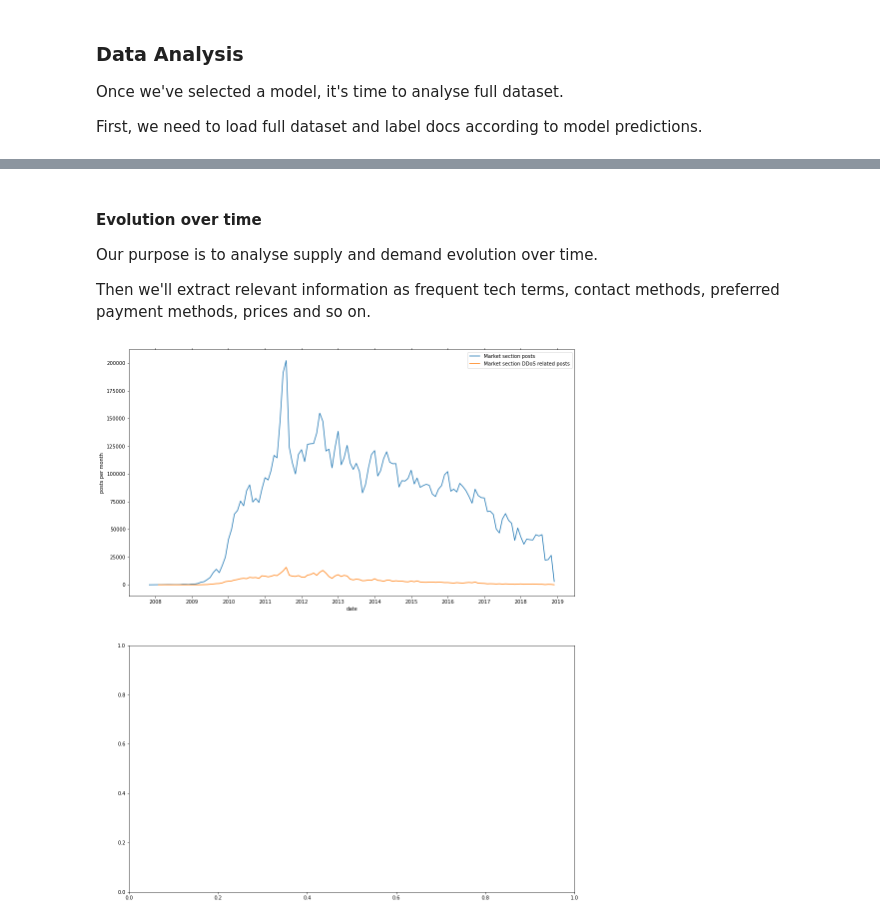
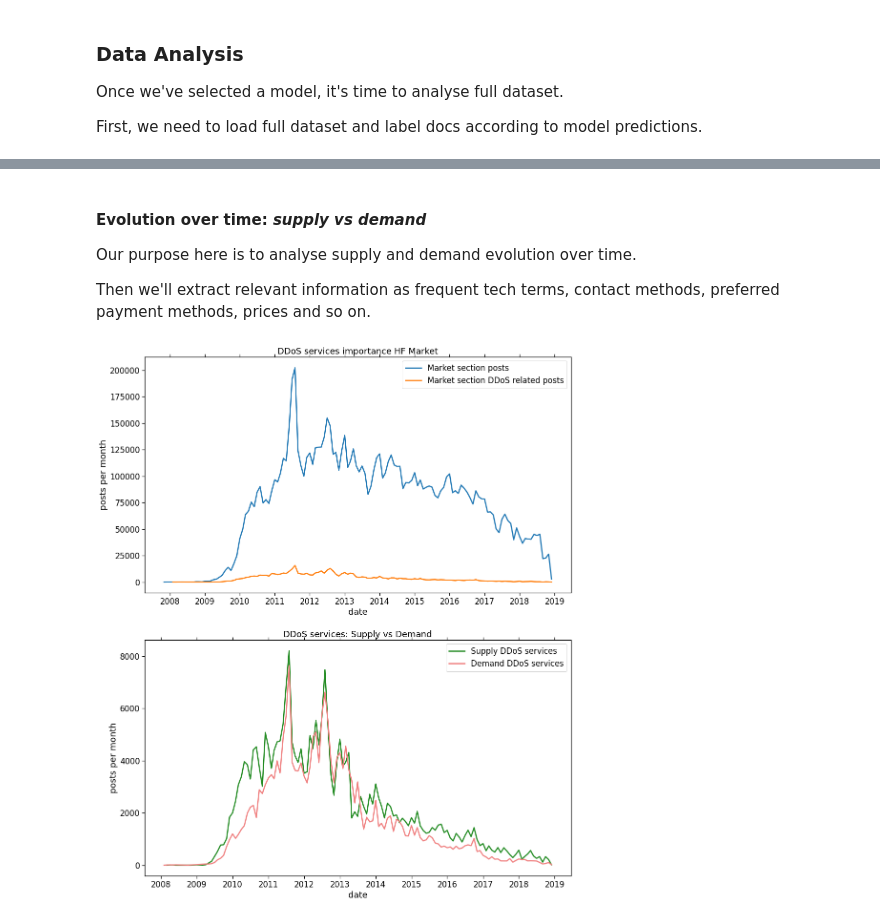
Before and after one commit to serfer2/tfm, a Jupyter notebook: notebook.ipynb, the cells around one changed output, grey strips where cells are left out. Cells and saved outputs as stored; diff of their text form; code cells hidden in the pictures.

```diff
--- a/notebook.ipynb
+++ b/notebook.ipynb
@@ -385,9 +388,9 @@ labeled_full_df.head()
 | 3 | 0 | 14432 | 77296 | trojans botnet source keyloggers ... | 2008-04-15 07:57:00+00:00 | ['botnet'] | 1 | supply |
 | 4 | 0 | 15291 | 85997 | professional bulletproof hosting ... | 2008-04-24 12:11:00+00:00 | ['botnet'] | 1 | supply |
 # %% [markdown]
-#### Evolution over time
+#### Evolution over time: *supply vs demand*
 
-Our purpose is to analyse supply and demand evolution over time.
+Our purpose here is to analyse supply and demand evolution over time.
 
 Then we'll extract relevant information as frequent tech terms, contact methods, preferred payment methods, prices and so on.
 # %%
@@ -397,17 +400,4 @@ market_posts_count_df['date'] = [date(row.year, row.month, 1) for _, row in mark
 
 # DDoS related threads posts count over time
 ddos_related_posts_count_df = pd.read_csv('datasets/ddos_posts_count_dataset.csv')
-ddos_related_posts_count_df['date'] = [date(row.year, row.month, 1) for _, row in ddos_related_posts_count_df.iterrows()]
-
-fig, [ax1, ax2] = plt.subplots(2, 1, figsize=(16, 20))
-
-sn.lineplot(data=market_posts_count_df, x='date', y='posts', ax=ax1, label='Market section posts')
-sn.lineplot(data=ddos_related_posts_count_df, x='date', y='posts', ax=ax1, label='Market section DDoS related posts')
-ax1.xaxis.set_tick_params(reset=True)
-ax1.xaxis.set_major_locator(mdates.YearLocator(1))
-ax1.xaxis.set_major_formatter(mdates.DateFormatter('%Y'))
-ax1.set(ylabel='posts per month')
-
-plt.show()
+ddos_related_posts_count_df['date'] = [date(int(row.year), int(row.month), 1) for _, row in ddos_related_posts_count_df.iterrows()]
-# %% [output]
-[figure, removed]
@@ -413,0 +444,23 @@ plt.show()
+# %%
+fig, [ax1, ax2] = plt.subplots(2, 1, figsize=(16, 20))
+
+sn.lineplot(data=market_posts_count_df, x='date', y='posts', ax=ax1, label='Market section posts')
+sn.lineplot(data=ddos_related_posts_count_df, x='date', y='posts', ax=ax1, label='Market section DDoS related posts')
+ax1.set_title('DDoS services importance HF Market')
+ax1.xaxis.set_tick_params(reset=True)
+ax1.xaxis.set_major_locator(mdates.YearLocator(1))
+ax1.xaxis.set_major_formatter(mdates.DateFormatter('%Y'))
+ax1.set(ylabel='posts per month')
+
+sn.color_palette("Set2")
+sn.lineplot(data=supply_thread_posts_count_df, x='date', y='posts', ax=ax2, label='Supply DDoS services', color='forestgreen')
+sn.lineplot(data=demand_thread_posts_count_df, x='date', y='posts', ax=ax2, label='Demand DDoS services', color='lightcoral')
+ax2.set_title('DDoS services: Supply vs Demand')
+ax2.xaxis.set_tick_params(reset=True)
+ax2.xaxis.set_major_locator(mdates.YearLocator(1))
+ax2.xaxis.set_major_formatter(mdates.DateFormatter('%Y'))
+ax2.set(ylabel='posts per month')
+
+plt.show()
+# %% [output]
+[figure, added]
```
Also changed, not shown: parts of 12 cells of this notebook, 1 other file.
